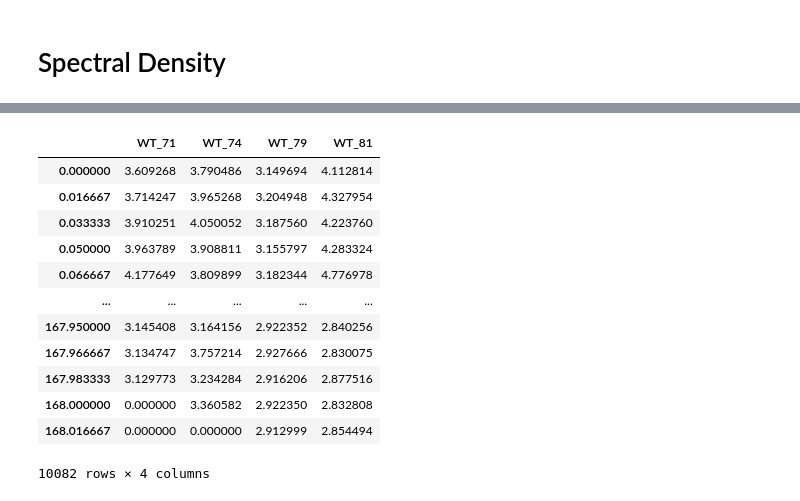
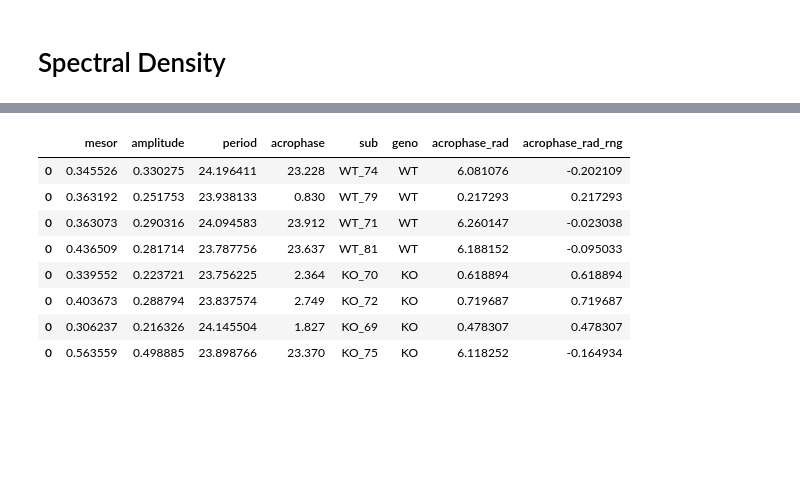
Before and after one commit to raffaelemazziotti/thermal_labeler, a Jupyter notebook: analysis_dask_3.ipynb, the cells around one changed output, grey strips where cells are left out. Cells and saved outputs as stored; diff of their text form; code cells hidden in the pictures; blank space fills up the shorter version.

```diff
--- a/analysis_dask_3.ipynb
+++ b/analysis_dask_3.ipynb
@@ -12,6 +12,7 @@ from thermal_lib import *
 # %%
 
 pth = r'D:\thermography\cdkl5_thermal_behaviour_group1\unico'
+pth = None
 sub = Subjects(pth)
 print(sub)
 # %% [output]
@@ -179,12 +216,14 @@ fig,ax = plt.subplots(2,1,sharex=True)
 wt_temperature = temperature_minutes.xs('WT',level=0,axis=1).fillna(0)
 wt_temperature_psd = dict()
 wt_temperature_params = list()
+wt_temperature_curve = dict()
 for c in wt_temperature.columns:
     cosinor = Cosinor(wt_temperature[c].values)
     wt_temperature_psd[c] = cosinor.power_spectrum
     cosinor.compontents['sub'] = c
     cosinor.compontents['geno'] = 'WT'
     wt_temperature_params.append( cosinor.compontents )
+    wt_temperature_curve[c] = cosinor.curve
     ax[0].plot(cosinor.period ,cosinor.power_spectrum,color='g', alpha = .1)
 wt_temperature_psd = pd.DataFrame.from_dict(wt_temperature_psd)
 wt_temperature_psd.index = cosinor.period
@@ -193,11 +232,13 @@ ax[0].plot(wt_temperature_psd.index , wt_temperature_psd.mean(axis=1), color='g'
 ko_temperature = temperature_minutes.xs('KO',level=0,axis=1).fillna(0)
 ko_temperature_psd = dict()
 ko_temperature_params = list()
+ko_temperature_curve = dict()
 for c in ko_temperature.columns:
     cosinor = Cosinor(ko_temperature[c].values)
     ko_temperature_psd[c] = cosinor.power_spectrum
     cosinor.compontents['sub'] = c
     cosinor.compontents['geno'] = 'KO'
+    ko_temperature_curve[c] = cosinor.curve
     ko_temperature_params.append( cosinor.compontents )
     ax[0].plot(cosinor.period , cosinor.power_spectrum, color='r', alpha = .1)
 ko_temperature_psd = pd.DataFrame.from_dict(ko_temperature_psd)
@@ -206,26 +247,47 @@ ax[0].plot(ko_temperature_psd.index , ko_temperature_psd.mean(axis=1), color='r'
 
 temperature_params = pd.concat([pd.concat(wt_temperature_params), pd.concat(ko_temperature_params)])
 temperature_params['acrophase_rad'] = temperature_params['acrophase'].apply(hour2radians)
+temperature_params['acrophase_rad_rng'] = temperature_params['acrophase_rad'].apply(wrap2pi)
 
 wt_motion = motion_minutes.xs('WT',level=0,axis=1).fillna(0)
 wt_motion_psd = dict()
+wt_motion_params = list()
+wt_motion_curve = dict()
 for c in wt_motion.columns:
     cosinor = Cosinor(wt_motion[c].values)
     wt_motion_psd[c] = cosinor.power_spectrum
+    cosinor.compontents['sub'] = c
+    cosinor.compontents['geno'] = 'WT'
+    wt_motion_curve[c] = cosinor.curve
+    wt_motion_params.append( cosinor.compontents )
     ax[1].plot(cosinor.period ,cosinor.power_spectrum,color='g', alpha = .1)
 wt_motion_psd = pd.DataFrame.from_dict(wt_motion_psd)
 wt_motion_psd.index = cosinor.period
 ax[1].plot(wt_motion_psd.index , wt_motion_psd.mean(axis=1), color='g', alpha = 1)
 
+wt_temperature_curve = pd.DataFrame.from_dict(wt_temperature_curve)
+ko_temperature_curve = pd.DataFrame.from_dict(ko_temperature_curve)
+
 ko_motion = motion_minutes.xs('KO',level=0,axis=1).fillna(0)
 ko_motion_psd = dict()
+ko_motion_params = list()
+ko_motion_curve = dict()
 for c in ko_motion.columns:
     cosinor = Cosinor(ko_motion[c].values)
     ko_motion_psd[c] = cosinor.power_spectrum
+    cosinor.compontents['sub'] = c
+    cosinor.compontents['geno'] = 'KO'
+    ko_motion_curve[c] = cosinor.curve
+    ko_motion_params.append( cosinor.compontents )
     ax[1].plot(cosinor.period , cosinor.power_spectrum, color='r', alpha = .1)
 ko_motion_psd = pd.DataFrame.from_dict(ko_motion_psd)
 ko_motion_psd.index = cosinor.period
 ax[1].plot(ko_motion_psd.index , ko_motion_psd.mean(axis=1), color='r', alpha = 1)
+ax[1].set_xlim([0,72])
+
+motion_params = pd.concat([pd.concat(wt_motion_params), pd.concat(ko_motion_params)])
+motion_params['acrophase_rad'] = motion_params['acrophase'].apply(hour2radians)
+motion_params['acrophase_rad_rng'] = motion_params['acrophase_rad'].apply(wrap2pi)
 # %% [output]
 [interactive output not drawn]
 [interactive output not drawn]
@@ -245,18 +344,14 @@ temperature_params
 # %%
-wt_temperature
+motion_params
 # %% [output]
-|  | WT_71 | WT_74 | WT_79 | WT_81 |
-| 0.000000 | 3.609268 | 3.790486 | 3.149694 | 4.112814 |
-| 0.016667 | 3.714247 | 3.965268 | 3.204948 | 4.327954 |
-| 0.033333 | 3.910251 | 4.050052 | 3.187560 | 4.223760 |
-| 0.050000 | 3.963789 | 3.908811 | 3.155797 | 4.283324 |
-| 0.066667 | 4.177649 | 3.809899 | 3.182344 | 4.776978 |
-| ... | ... | ... | ... | ... |
-| 167.950000 | 3.145408 | 3.164156 | 2.922352 | 2.840256 |
-| 167.966667 | 3.134747 | 3.757214 | 2.927666 | 2.830075 |
-| 167.983333 | 3.129773 | 3.234284 | 2.916206 | 2.877516 |
-| 168.000000 | 0.000000 | 3.360582 | 2.922350 | 2.832808 |
-| 168.016667 | 0.000000 | 0.000000 | 2.912999 | 2.854494 |
+|  | mesor | amplitude | period | acrophase | sub | geno | acrophase_rad | acrophase_rad_rng |
+| 0 | 0.345526 | 0.330275 | 24.196411 | 23.228 | WT_74 | WT | 6.081076 | -0.202109 |
+| 0 | 0.363192 | 0.251753 | 23.938133 | 0.830 | WT_79 | WT | 0.217293 | 0.217293 |
+| 0 | 0.363073 | 0.290316 | 24.094583 | 23.912 | WT_71 | WT | 6.260147 | -0.023038 |
+| 0 | 0.436509 | 0.281714 | 23.787756 | 23.637 | WT_81 | WT | 6.188152 | -0.095033 |
+| 0 | 0.339552 | 0.223721 | 23.756225 | 2.364 | KO_70 | KO | 0.618894 | 0.618894 |
+| 0 | 0.403673 | 0.288794 | 23.837574 | 2.749 | KO_72 | KO | 0.719687 | 0.719687 |
+| 0 | 0.306237 | 0.216326 | 24.145504 | 1.827 | KO_69 | KO | 0.478307 | 0.478307 |
+| 0 | 0.563559 | 0.498885 | 23.898766 | 23.370 | KO_75 | KO | 6.118252 | -0.164934 |
-10082 rows × 4 columns
 # %%
 import seaborn as sns
```
Also changed, not shown: parts of 11 cells of this notebook, 1 other file.
